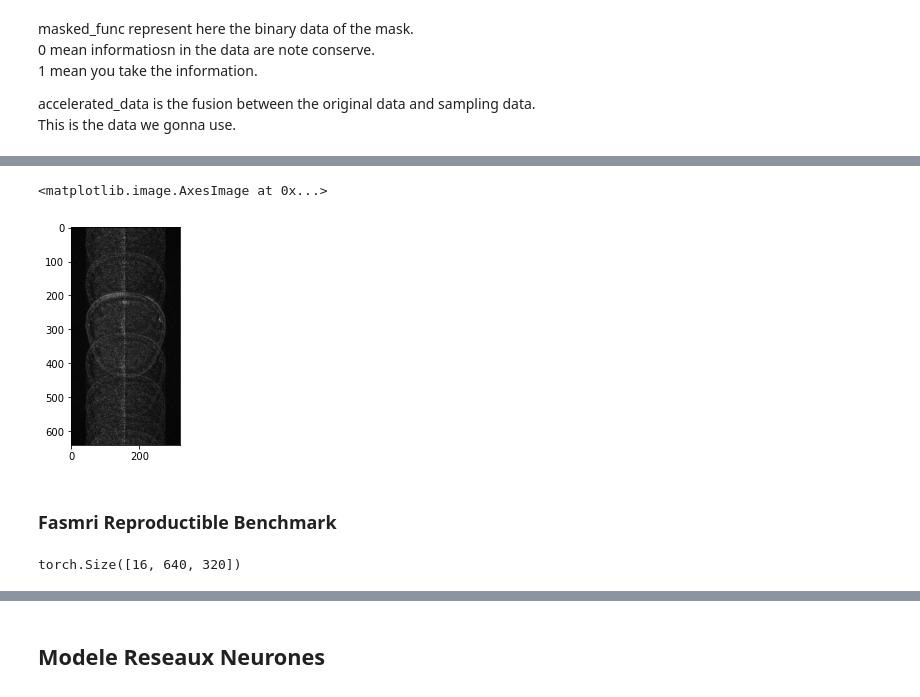
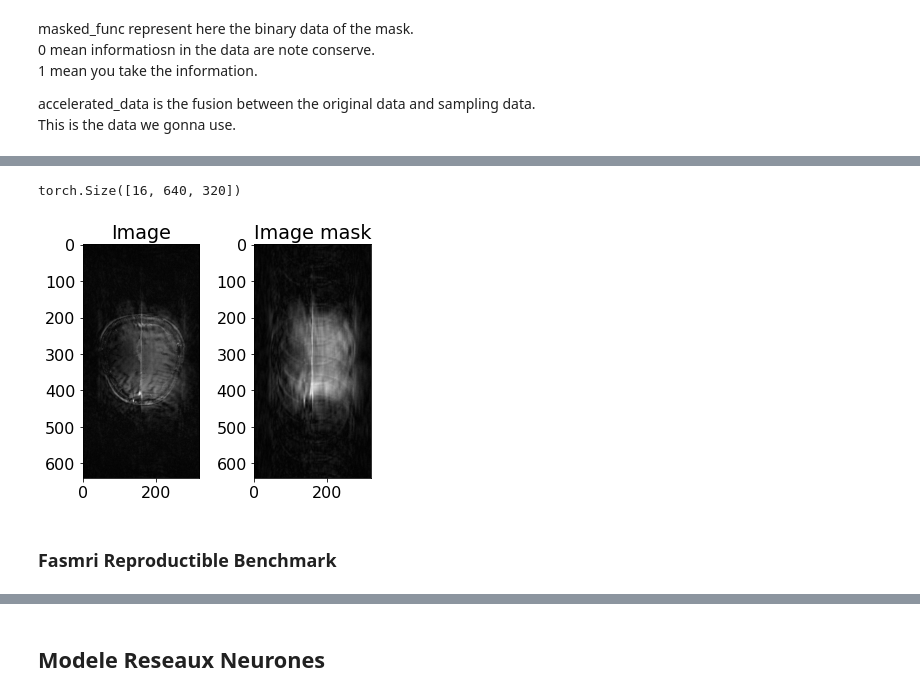
Before and after one commit to mind-inria/mri-dl-recon, a Jupyter notebook: src/mri_dlrecon/functions_torch/tuto_function_torch.ipynb, the cells around one changed output, grey strips where cells are left out. Cells and saved outputs as stored; diff of their text form; code cells hidden in the pictures.

```diff
--- a/src/mri_dlrecon/functions_torch/tuto_function_torch.ipynb
+++ b/src/mri_dlrecon/functions_torch/tuto_function_torch.ipynb
@@ -103,13 +76,11 @@ equispaced_fraction : similar to equispaced with more precision about accelerati
 magic : genere a sampling mask who exploit conjugate symmetry
 magic_fraction : similar to magic with more precision about acceleration rate
 # %%
-from fastmri.data.subsample import create_mask_for_mask_type
-
-mask_type_str = "equispaced_fraction"
+mask_type = "magic_fraction"
 center_fractions = [0.08, 0.04]
 accelerations = [4, 8]
 
-mask_func = create_mask_for_mask_type(mask_type_str, center_fractions, accelerations)
+mask = create_mask_for_mask_type(mask_type, center_fractions, accelerations)
 # %% [markdown]
 masked_func represent here the binary data of the mask.
 0 mean informatiosn in the data are note conserve.
@@ -133,10 +91,24 @@ plt.imshow(np.abs(image_goodShape0.numpy()), cmap='gray')
-# %%
-accelerated_data_image = torch.fft.ifft2(accelerated_data_Kspace)
-image_goodShape0 = accelerated_data_image[0]
-plt.imshow(np.abs(image_goodShape0.numpy()), cmap='gray')
-# %% [output]
-<matplotlib.image.AxesImage at 0x...>
-[figure, removed]
+# %%
+masked_data , _ = mask(kspace.shape)
+masked_kspace = kspace * masked_data
+masked_kspace.shape
+# %% [output]
+torch.Size([16, 640, 320])
+# %%
+masked_image = torch.fft.fftshift(torch.fft.ifft2(masked_kspace))
+# %%
+plt.subplot(1,2,1)
+plt.imshow(np.abs(image[0, :,: ].numpy()))
+plt.title("Image")
+
+plt.subplot(1,2,2)
+plt.imshow(np.abs(masked_image[0, :,: ].numpy()))
+plt.title("Image mask")
+
+plt.tight_layout()
+plt.show()
+# %% [output]
+[figure, added]
 # %% [markdown]
 ### Fasmri Reproductible Benchmark
 # %%
@@ -144,9 +116,5 @@ from data.gen_mask_torch import gen_mask_torch
 # %%
 #  Representation binaire qui indique quel point sera conservé.
 
-masked_data1 = gen_mask_torch(kspace_singlecoil, accel_factor= 4 , multicoil= False , fixed_masks=False)
-accelerated_data1 = kspace_singlecoil * masked_data1
-# print(accelerated_data)
-print(accelerated_data1.shape)
+masked_data1 = gen_mask_torch(kspace, accel_factor= 4 , multicoil= False , fixed_masks=False)
+masked_kspace1 = kspace* masked_data1
-# %% [output]
-torch.Size([16, 640, 320])
```
Also changed, not shown: parts of 45 cells of this notebook, 2 other files.
